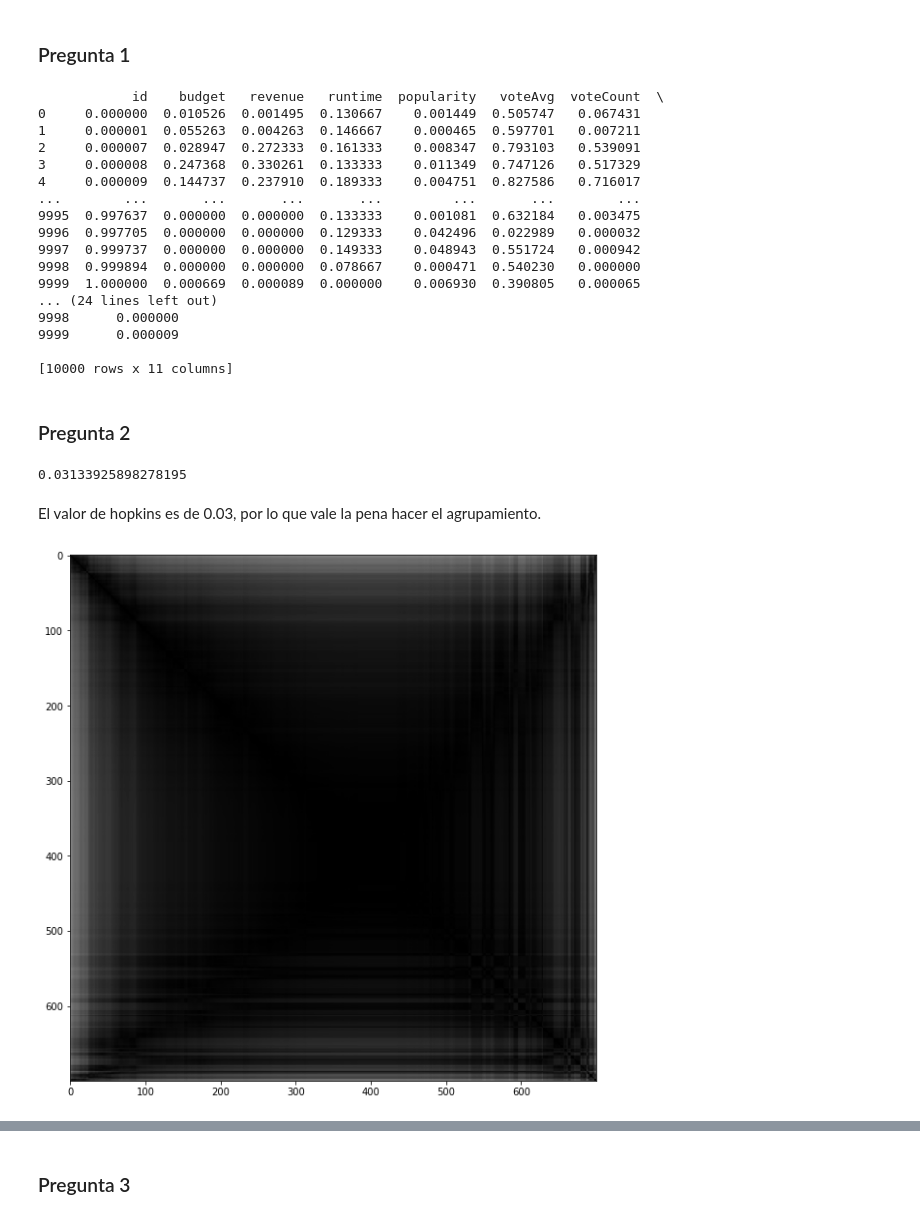
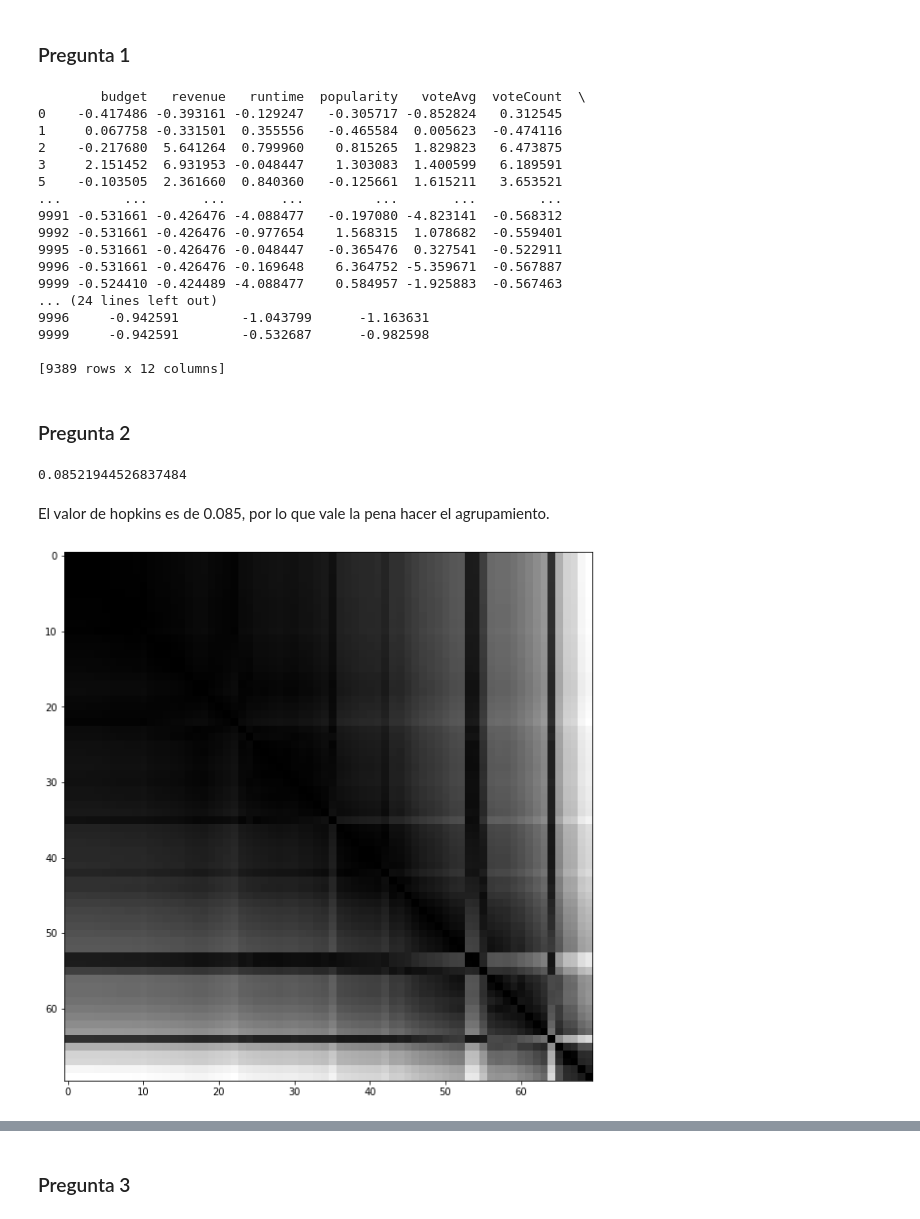
Before and after one commit to andreamalin/HDT2_Mineria, a Jupyter notebook: hdt2.ipynb, the cells around one changed output, grey strips where cells are left out. Drawn from its saved outputs; the diff is of its cells as text; code cells hidden in the pictures.

```diff
--- a/hdt2.ipynb
+++ b/hdt2.ipynb
@@ -40,39 +40,39 @@ for index, row in variables.iterrows():
     variables = variables.drop(index=index)
 
 variables = variables.astype({'castWomenAmount': int, 'castMenAmount': int})
-normalized_variables = (variables-variables.min())/(variables.max()-variables.min())
+normalized_variables =(variables-variables.mean())/variables.std()
 print(normalized_variables)
 # %% [output]
-            id    budget   revenue   runtime  popularity   voteAvg  voteCount  \
-0     0.000000  0.010526  0.001495  0.130667    0.001449  0.505747   0.067431
-1     0.000001  0.055263  0.004263  0.146667    0.000465  0.597701   0.007211
-2     0.000007  0.028947  0.272333  0.161333    0.008347  0.793103   0.539091
-3     0.000008  0.247368  0.330261  0.133333    0.011349  0.747126   0.517329
-4     0.000009  0.144737  0.237910  0.189333    0.004751  0.827586   0.716017
-...        ...       ...       ...       ...         ...       ...        ...
-9995  0.997637  0.000000  0.000000  0.133333    0.001081  0.632184   0.003475
-9996  0.997705  0.000000  0.000000  0.129333    0.042496  0.022989   0.000032
-9997  0.999737  0.000000  0.000000  0.149333    0.048943  0.551724   0.000942
-9998  0.999894  0.000000  0.000000  0.078667    0.000471  0.540230   0.000000
-9999  1.000000  0.000669  0.000089  0.000000    0.006930  0.390805   0.000065
+        budget   revenue   runtime  popularity   voteAvg  voteCount  \
+0    -0.417486 -0.393161 -0.129247   -0.305717 -0.852824   0.312545
+1     0.067758 -0.331501  0.355556   -0.465584  0.005623  -0.474116
+2    -0.217680  5.641264  0.799960    0.815265  1.829823   6.473875
+3     2.151452  6.931953 -0.048447    1.303083  1.400599   6.189591
+5    -0.103505  2.361660  0.840360   -0.125661  1.615211   3.653521
+...        ...       ...       ...         ...       ...        ...
+9991 -0.531661 -0.426476 -4.088477   -0.197080 -4.823141  -0.568312
+9992 -0.531661 -0.426476 -0.977654    1.568315  1.078682  -0.559401
+9995 -0.531661 -0.426476 -0.048447   -0.365476  0.327541  -0.522911
+9996 -0.531661 -0.426476 -0.169648    6.364752 -5.359671  -0.567887
+9999 -0.524410 -0.424489 -4.088477    0.584957 -1.925883  -0.567463
 ... (24 lines left out)
-9998      0.000000
-9999      0.000009
+9996     -0.942591        -1.043799      -1.163631
+9999     -0.942591        -0.532687      -0.982598
 
-[10000 rows x 11 columns]
+[9389 rows x 12 columns]
 # %% [markdown]
 ### Pregunta 2
 # %%
 random.seed(123)
-X_scale=sklearn.preprocessing.scale(normalized_variables)
+X_scale=sklearn.preprocessing.scale(variables)
 
-pyclustertend.hopkins(normalized_variables, len(normalized_variables))
+pyclustertend.hopkins(X_scale, len(X_scale))
 # %% [output]
-0.03133925898278195
+0.08521944526837484
 # %% [markdown]
-El valor de hopkins es de 0.03, por lo que vale la pena hacer el agrupamiento.
+El valor de hopkins es de 0.085, por lo que vale la pena hacer el agrupamiento.
 # %%
-pyclustertend.vat(variables[:700])
+pyclustertend.vat(variables[:70])
 # %% [output]
-[figure, old version]
+[figure, new version]
 # %%
```
Also changed, not shown: parts of 3 cells of this notebook.
